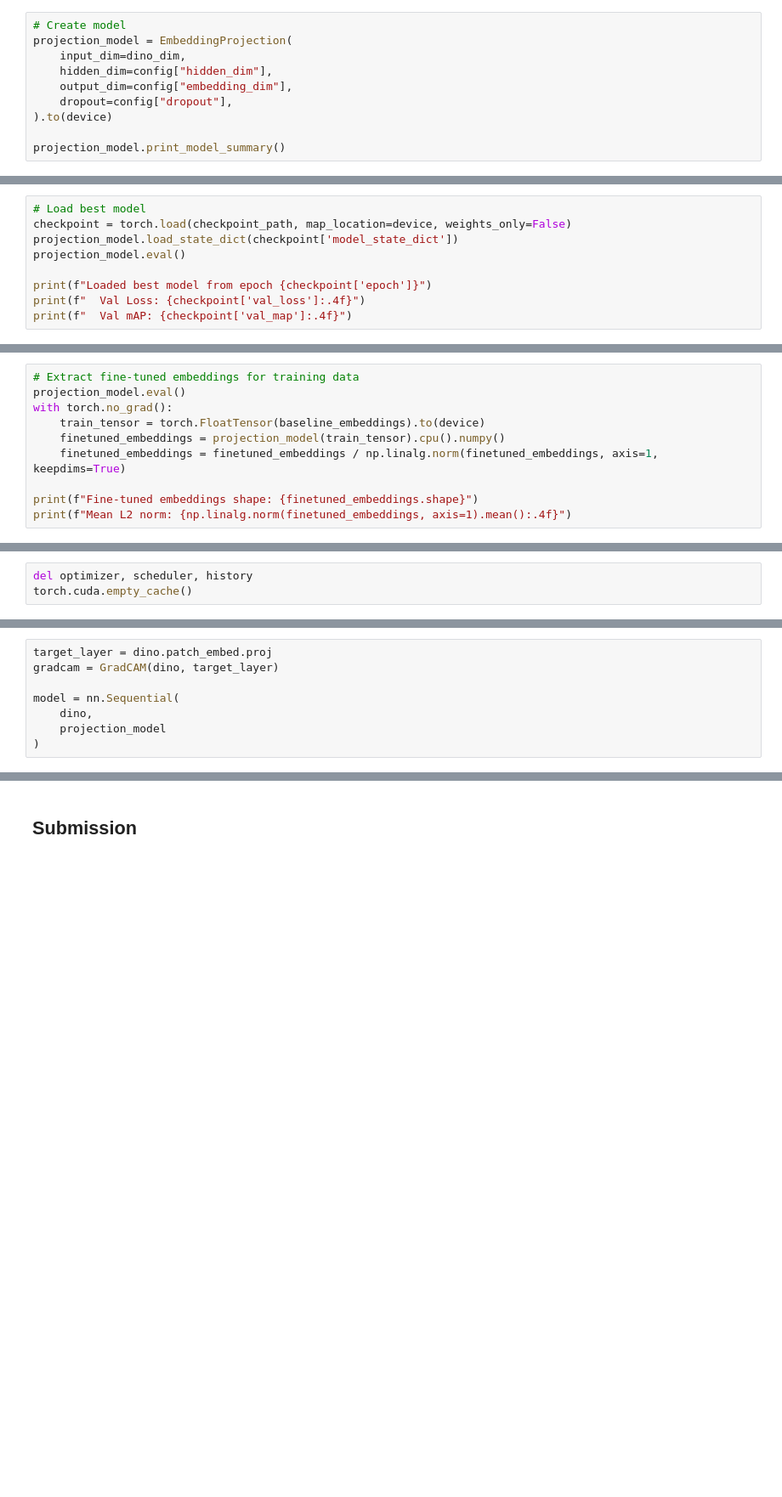
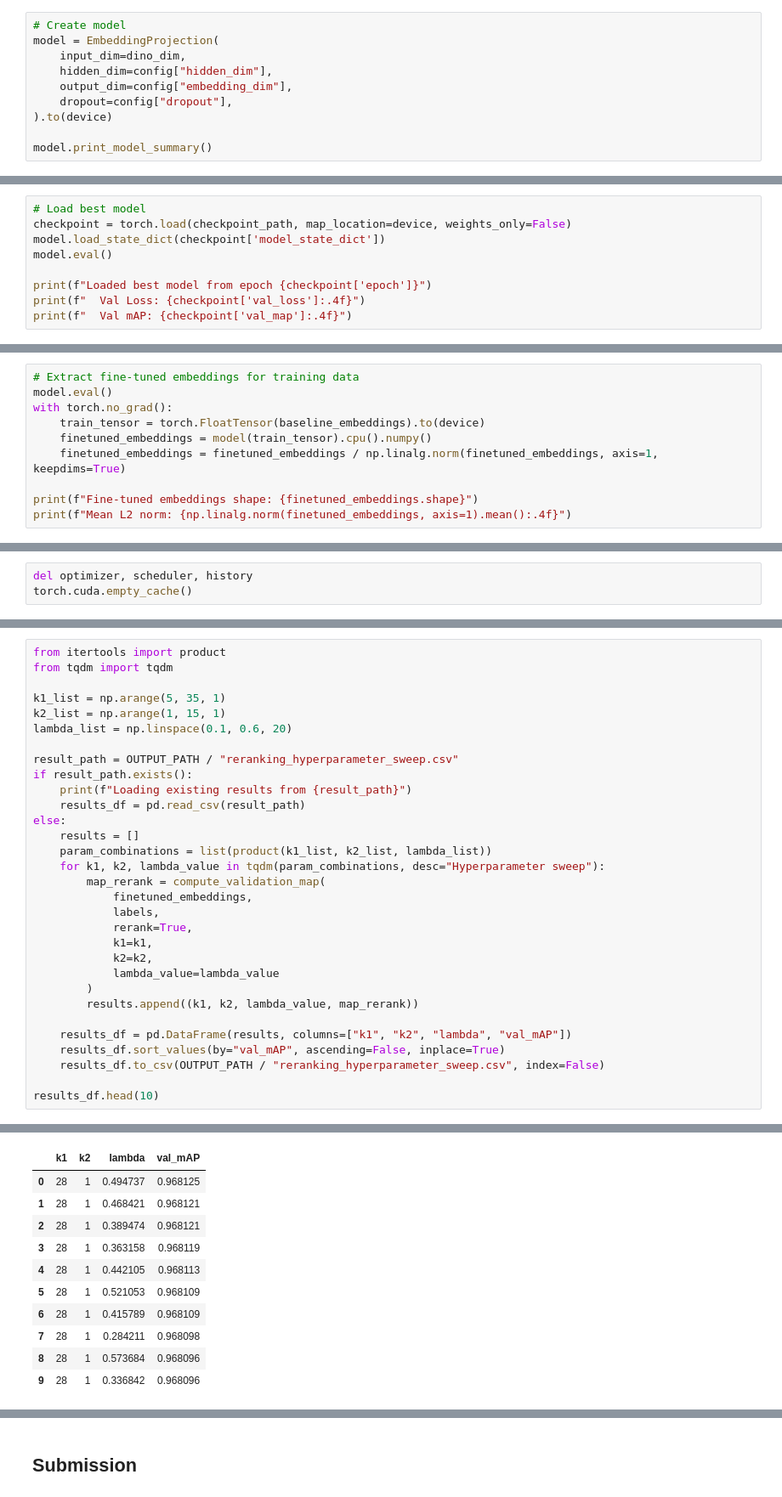
Before and after one commit to CarloColumbo/Kaggle-Competition-Jaguar-Re-identification, a Jupyter notebook: notebooks/08_sweep.ipynb, the cells around one changed output, grey strips where cells are left out. Shown at 85% size. Cells and saved outputs as stored; diff of their text form; blank space fills up the shorter version.

Commit message:
add sweep

```diff
--- a/notebooks/08_interpretability.ipynb
+++ b/notebooks/08_sweep.ipynb
@@ -384,14 +388,14 @@ baseline_emb_val_loader = DataLoader(
 )
 # %%
 # Create model
-projection_model = EmbeddingProjection(
+model = EmbeddingProjection(
     input_dim=dino_dim,
     hidden_dim=config["hidden_dim"],
     output_dim=config["embedding_dim"],
     dropout=config["dropout"],
 ).to(device)
 
-projection_model.print_model_summary()
+model.print_model_summary()
 # %% [output]
 Embedding Projection:
   Input dim: 768
@@ -550,8 +554,8 @@ wandb.log({"training_curves": wandb.Image(fig)})
 # %%
 # Load best model
 checkpoint = torch.load(checkpoint_path, map_location=device, weights_only=False)
-projection_model.load_state_dict(checkpoint['model_state_dict'])
-projection_model.eval()
+model.load_state_dict(checkpoint['model_state_dict'])
+model.eval()
 
 print(f"Loaded best model from epoch {checkpoint['epoch']}")
 print(f"  Val Loss: {checkpoint['val_loss']:.4f}")
@@ -562,10 +566,10 @@ Loaded best model from epoch 42
   Val mAP: 0.8521
 # %%
 # Extract fine-tuned embeddings for training data
-projection_model.eval()
+model.eval()
 with torch.no_grad():
     train_tensor = torch.FloatTensor(baseline_embeddings).to(device)
-    finetuned_embeddings = projection_model(train_tensor).cpu().numpy()
+    finetuned_embeddings = model(train_tensor).cpu().numpy()
     finetuned_embeddings = finetuned_embeddings / np.linalg.norm(finetuned_embeddings, axis=1, keepdims=True)
 
 print(f"Fine-tuned embeddings shape: {finetuned_embeddings.shape}")
@@ -761,8 +597,0 @@ dino
-# %%
-target_layer = dino.patch_embed.proj
-gradcam = GradCAM(dino, target_layer)
-
-model = nn.Sequential(
-    dino,
-    projection_model
-)
@@ -819,0 +798,32 @@ sanity_check(val_loader, model, gradcam)
+# %%
+from itertools import product
+from tqdm import tqdm
+
+k1_list = np.arange(5, 35, 1)
+k2_list = np.arange(1, 15, 1)
+lambda_list = np.linspace(0.1, 0.6, 20)
+
+result_path = OUTPUT_PATH / "reranking_hyperparameter_sweep.csv"
+if result_path.exists():
+    print(f"Loading existing results from {result_path}")
+    results_df = pd.read_csv(result_path)
+else:
+    results = []
+    param_combinations = list(product(k1_list, k2_list, lambda_list))
+    for k1, k2, lambda_value in tqdm(param_combinations, desc="Hyperparameter sweep"):
+        map_rerank = compute_validation_map(
+            finetuned_embeddings,
+            labels,
+            rerank=True,
+            k1=k1,
+            k2=k2,
+            lambda_value=lambda_value
+        )
+        results.append((k1, k2, lambda_value, map_rerank))
+
+    results_df = pd.DataFrame(results, columns=["k1", "k2", "lambda", "val_mAP"])
+    results_df.sort_values(by="val_mAP", ascending=False, inplace=True)
+    results_df.to_csv(OUTPUT_PATH / "reranking_hyperparameter_sweep.csv", index=False)
+
+results_df.head(10)
+# %% [output]
@@ -819,0 +831,11 @@ sanity_check(val_loader, model, gradcam)
+|  | k1 | k2 | lambda | val_mAP |
+| 0 | 28 | 1 | 0.494737 | 0.968125 |
+| 1 | 28 | 1 | 0.468421 | 0.968121 |
+| 2 | 28 | 1 | 0.389474 | 0.968121 |
+| 3 | 28 | 1 | 0.363158 | 0.968119 |
+| 4 | 28 | 1 | 0.442105 | 0.968113 |
+| 5 | 28 | 1 | 0.521053 | 0.968109 |
+| 6 | 28 | 1 | 0.415789 | 0.968109 |
+| 7 | 28 | 1 | 0.284211 | 0.968098 |
+| 8 | 28 | 1 | 0.573684 | 0.968096 |
+| 9 | 28 | 1 | 0.336842 | 0.968096 |
```
Also changed, not shown: parts of 25 cells of this notebook, 3 other files.
